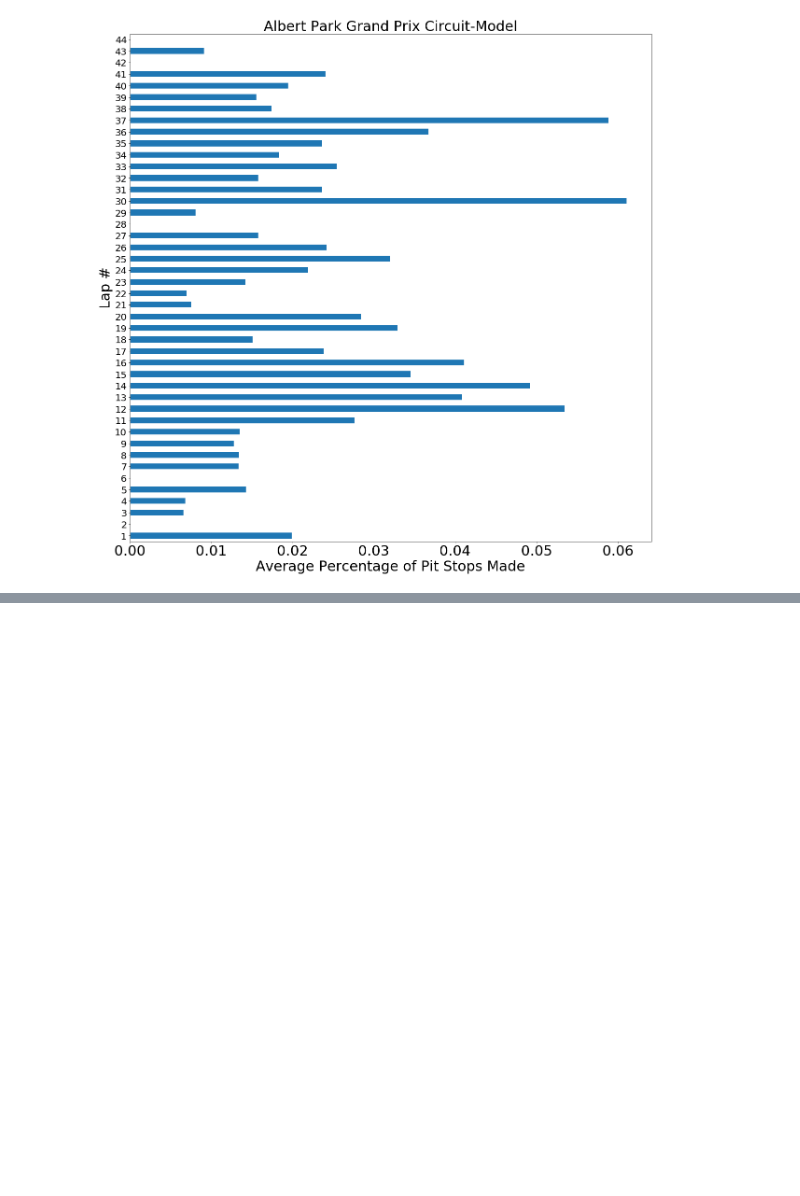
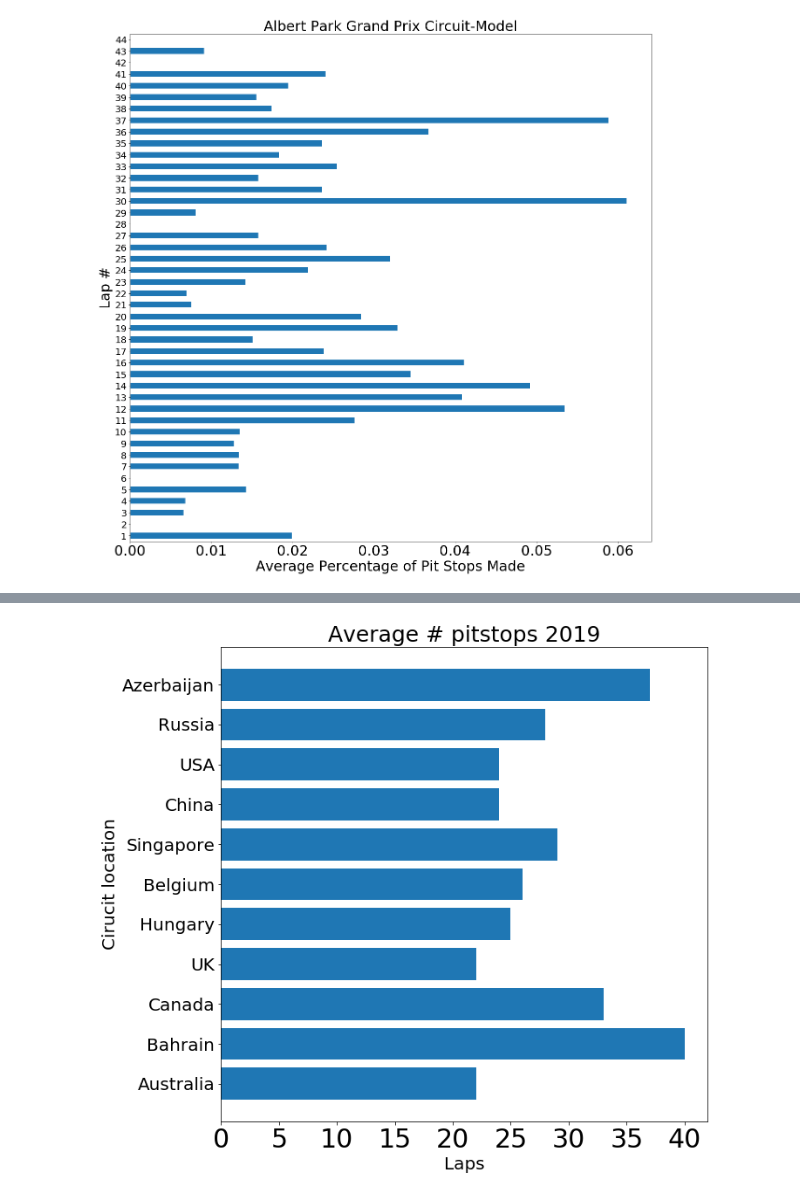
Before and after one commit to mikemejia/Capstone, a Jupyter notebook: code_folder/powerpoint_tables.ipynb, the cells around one changed output, grey strips where cells are left out. Cells and saved outputs as stored; diff of their text form; code cells hidden in the pictures; blank space fills up the shorter version.

```diff
--- a/code_folder/Untitled.ipynb
+++ b/code_folder/powerpoint_tables.ipynb
@@ -133,0 +137,2 @@ plt.yticks(size = 20);
+# %%
+races = set(list(data[(data.circuitId) & (data.target == True) & (data.date == 2019)]['circuitId']))
@@ -133,0 +143,3 @@ plt.yticks(size = 20);
+# %%
+places =['Australia', 'Bahrain', 'Canada', 'UK', 'Hungary', 'Belgium',
+        'Singapore', 'China', 'USA', 'Russia', 'Azerbaijan']
@@ -133,0 +177,10 @@ plt.yticks(size = 20);
+# %%
+plt.figure(figsize = (10,10))
+plt.barh(places,avg_races)
+plt.title('Average # pitstops 2019', size = 25);
+plt.ylabel('Cirucit location', size = 20);
+plt.xlabel('Laps', size = 20)
+plt.xticks(size = 30)
+plt.yticks(size = 20);
+# %% [output]
+[figure, added]
```
Also changed, not shown: parts of 10 cells of this notebook, 3 other files.
